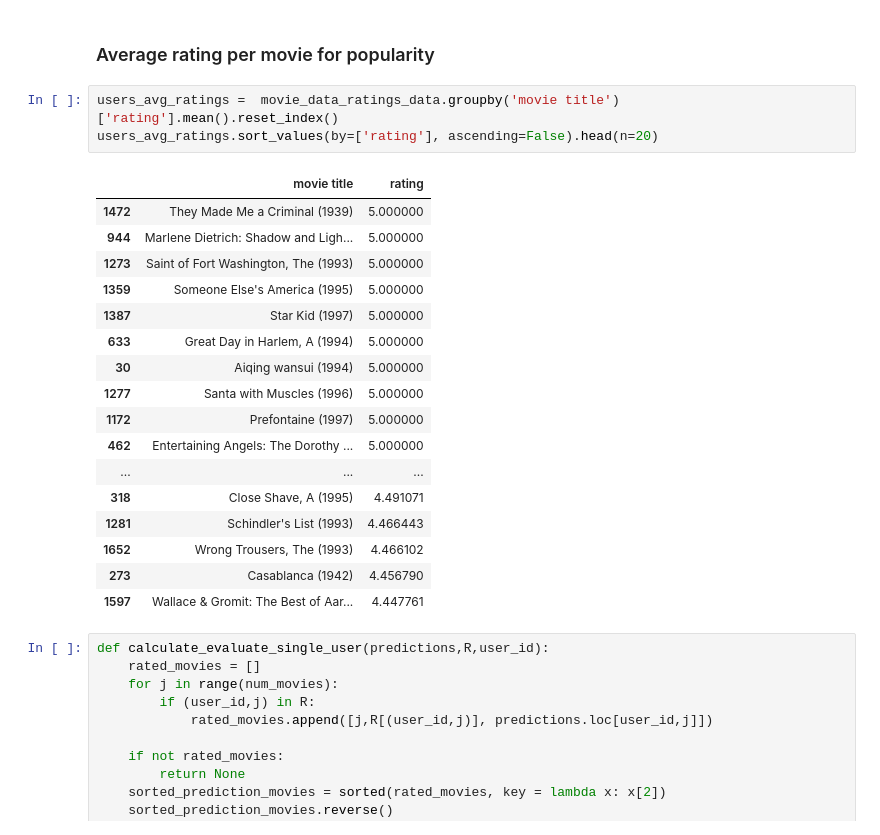
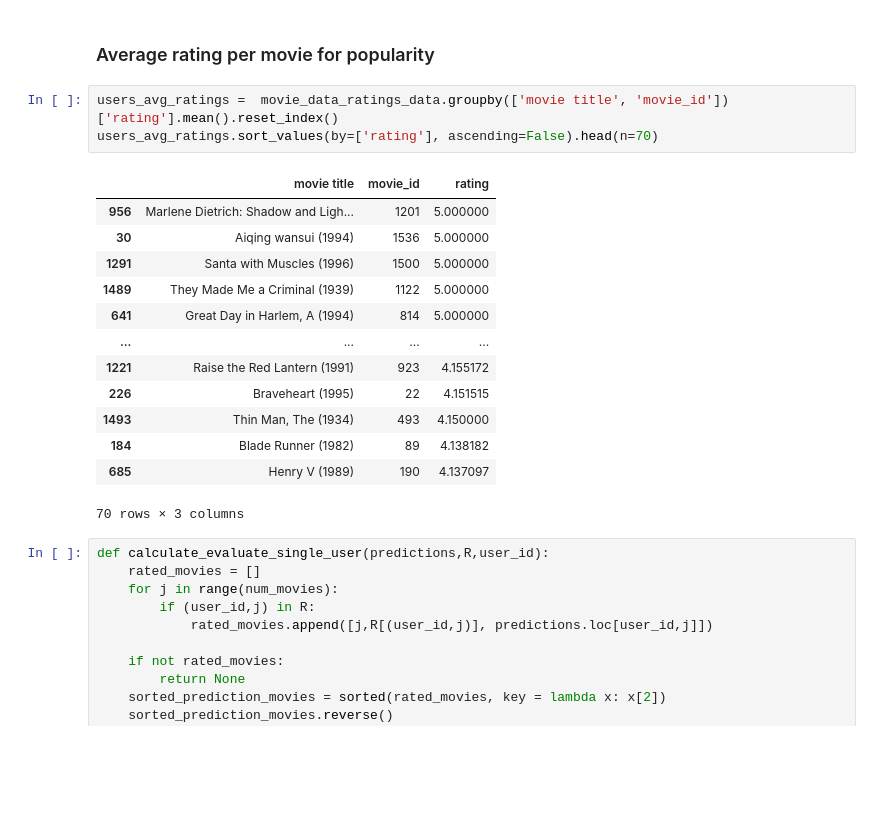
Before and after one commit to Alon-daniel/statistis, a Jupyter notebook: RS/RS_HW1.ipynb, the cells around one changed output. Saved outputs shown, nothing was run; the diff lists cells and outputs as text; blank space fills up the shorter version.

```diff
--- a/RS/RS_HW1.ipynb
+++ b/RS/RS_HW1.ipynb
@@ -231,26 +231,22 @@ users_avg_ratings.sort_values(by=['rating'], ascending=False).head()
 # %% [markdown]
 ### Average rating per movie for popularity
 # %%
-users_avg_ratings =  movie_data_ratings_data.groupby('movie title')['rating'].mean().reset_index()
-users_avg_ratings.sort_values(by=['rating'], ascending=False).head(n=20)
+users_avg_ratings =  movie_data_ratings_data.groupby(['movie title', 'movie_id'])['rating'].mean().reset_index()
+users_avg_ratings.sort_values(by=['rating'], ascending=False).head(n=70)
 # %% [output]
-|  | movie title | rating |
-| 1472 | They Made Me a Criminal (1939) | 5.000000 |
-| 944 | Marlene Dietrich: Shadow and Ligh... | 5.000000 |
-| 1273 | Saint of Fort Washington, The (1993) | 5.000000 |
-| 1359 | Someone Else's America (1995) | 5.000000 |
-| 1387 | Star Kid (1997) | 5.000000 |
-| 633 | Great Day in Harlem, A (1994) | 5.000000 |
-| 30 | Aiqing wansui (1994) | 5.000000 |
-| 1277 | Santa with Muscles (1996) | 5.000000 |
-| 1172 | Prefontaine (1997) | 5.000000 |
-| 462 | Entertaining Angels: The Dorothy ... | 5.000000 |
-| ... | ... | ... |
-| 318 | Close Shave, A (1995) | 4.491071 |
-| 1281 | Schindler's List (1993) | 4.466443 |
-| 1652 | Wrong Trousers, The (1993) | 4.466102 |
-| 273 | Casablanca (1942) | 4.456790 |
-| 1597 | Wallace & Gromit: The Best of Aar... | 4.447761 |
+|  | movie title | movie_id | rating |
+| 956 | Marlene Dietrich: Shadow and Ligh... | 1201 | 5.000000 |
+| 30 | Aiqing wansui (1994) | 1536 | 5.000000 |
+| 1291 | Santa with Muscles (1996) | 1500 | 5.000000 |
+| 1489 | They Made Me a Criminal (1939) | 1122 | 5.000000 |
+| 641 | Great Day in Harlem, A (1994) | 814 | 5.000000 |
+| ... | ... | ... | ... |
+| 1221 | Raise the Red Lantern (1991) | 923 | 4.155172 |
+| 226 | Braveheart (1995) | 22 | 4.151515 |
+| 1493 | Thin Man, The (1934) | 493 | 4.150000 |
+| 184 | Blade Runner (1982) | 89 | 4.138182 |
+| 685 | Henry V (1989) | 190 | 4.137097 |
+70 rows × 3 columns
 # %%
 def calculate_evaluate_single_user(predictions,R,user_id):
     rated_movies = []
```
Also changed, not shown: parts of 36 cells of this notebook, 2 other files.
